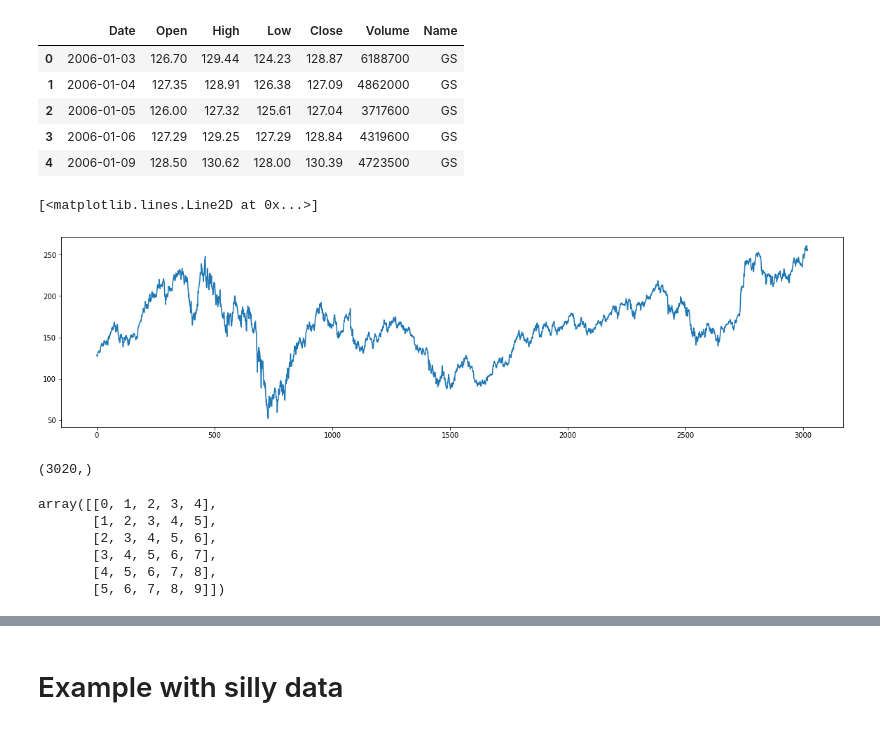
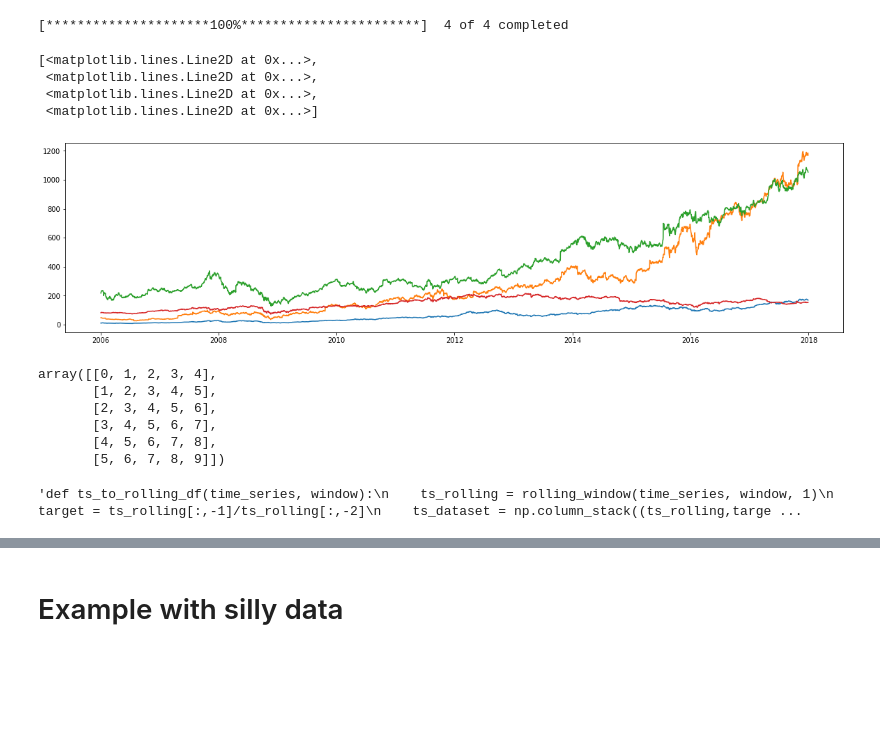
Before and after one commit to jomartla/TimeSeries_StockMarket, a Jupyter notebook: CNN1d.ipynb, the cells around one changed output, grey strips where cells are left out. Saved outputs shown, nothing was run; the diff lists cells and outputs as text; code cells hidden in the pictures; blank space fills up the shorter version.

```diff
--- a/CNN1d.ipynb
+++ b/CNN1d.ipynb
@@ -6,9 +4,2 @@ df = pd.read_csv("./dataset/GS_2006-01-01_to_2018-01-01.csv")
-# %%
-df.head()
-# %% [output]
-|  | Date | Open | High | Low | Close | Volume | Name |
-| 0 | 2006-01-03 | 126.70 | 129.44 | 124.23 | 128.87 | 6188700 | GS |
-| 1 | 2006-01-04 | 127.35 | 128.91 | 126.38 | 127.09 | 4862000 | GS |
-| 2 | 2006-01-05 | 126.00 | 127.32 | 125.61 | 127.04 | 3717600 | GS |
-| 3 | 2006-01-06 | 127.29 | 129.25 | 127.29 | 128.84 | 4319600 | GS |
-| 4 | 2006-01-09 | 128.50 | 130.62 | 128.00 | 130.39 | 4723500 | GS |
+# %%
+series = ["IBM", "AAPL", "GOOGL", "AMZN"]
@@ -15,13 +14,17 @@ df.head()
+# %%
+data = yf.download(series, start="2006-01-01", end="2018-01-01")
+data = data["Close"]
+# %% [output]
+[*********************100%***********************]  4 of 4 completed
 # %%
 fig, ax = plt.subplots(figsize = (20,5))
-plt.plot(df.Close)
+plt.plot(data)
 # %% [output]
-[<matplotlib.lines.Line2D at 0x...>]
+[<matplotlib.lines.Line2D at 0x...>,
+ <matplotlib.lines.Line2D at 0x...>,
+ <matplotlib.lines.Line2D at 0x...>,
+ <matplotlib.lines.Line2D at 0x...>]
-[figure, old version]
+[figure, new version]
-# %%
-df.Close.shape
-# %% [output]
-(3020,)
 # %%
 import numpy as np
 # %%
@@ -41,8 +44,7 @@ array([[0, 1, 2, 3, 4],
        [4, 5, 6, 7, 8],
        [5, 6, 7, 8, 9]])
 # %%
-time_series = df.Close.values.T
-def ts_to_rolling_df(time_series, window):
+'''def ts_to_rolling_df(time_series, window):
     ts_rolling = rolling_window(time_series, window, 1)
     target = ts_rolling[:,-1]/ts_rolling[:,-2]
     ts_dataset = np.column_stack((ts_rolling,target))
@@ -50,3 +52,7 @@ def ts_to_rolling_df(time_series, window):
     df["Target"] = df[df.columns[-1]]
     df = df.drop(columns = df.columns[-2])
     return df
+'''
+#data = ts_to_rolling_df(data, SEQ_LENGTH)
+# %% [output]
+'def ts_to_rolling_df(time_series, window):\n    ts_rolling = rolling_window(time_series, window, 1)\n    target = ts_rolling[:,-1]/ts_rolling[:,-2]\n    ts_dataset = np.column_stack((ts_rolling,targe ...
```
Also changed, not shown: parts of 35 cells of this notebook, 3 other files.
